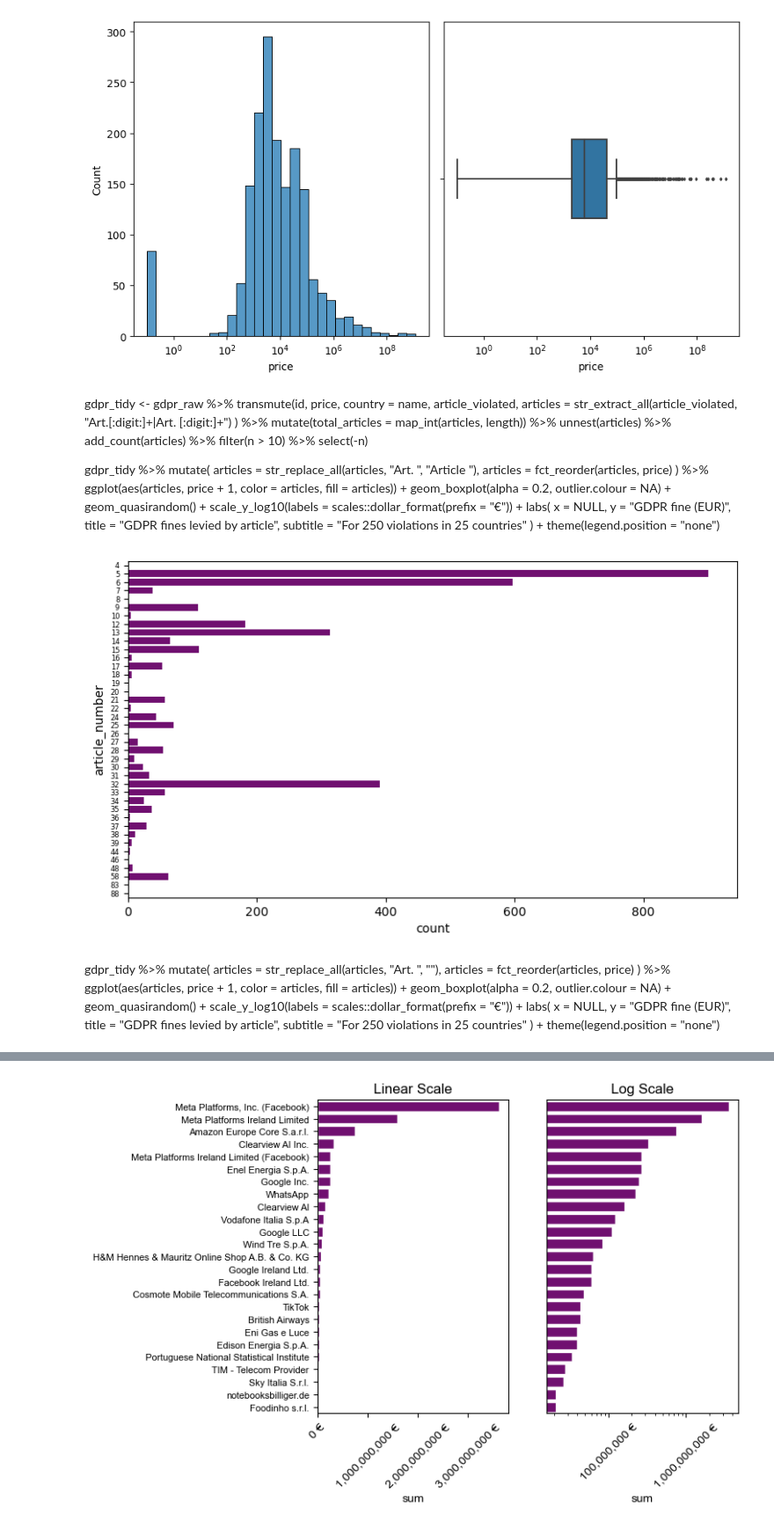
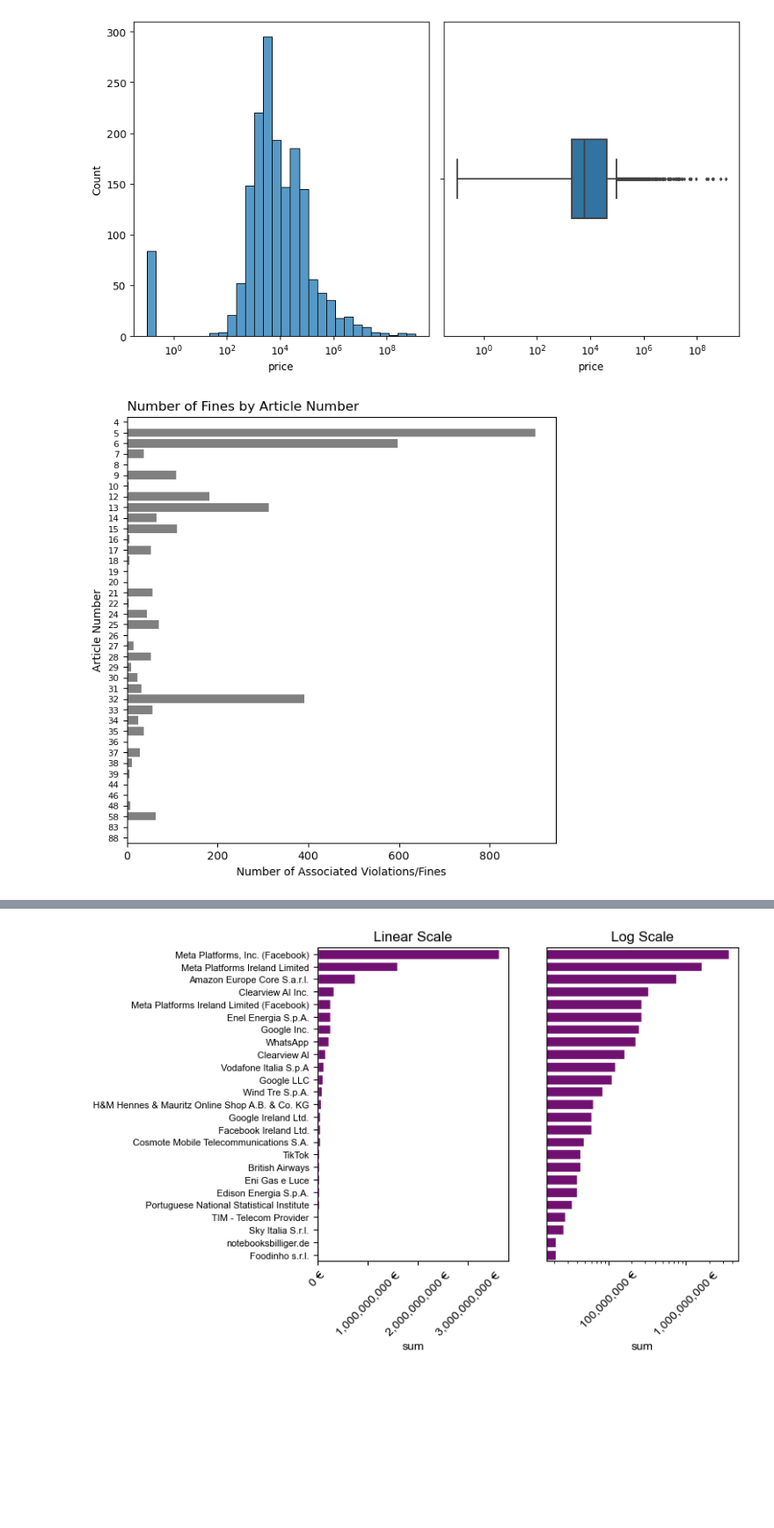
Before and after one commit to dc27/gdpr-fines-analysis, a Jupyter notebook: dev.ipynb, the cells around one changed output, grey strips where cells are left out. Shown at 88% size. Saved outputs shown, nothing was run; the diff lists cells and outputs as text; code cells hidden in the pictures; blank space fills up the shorter version.

Commit message:
adds a couple of plotting tutorials and formats annotates more better

```diff
--- a/dev.ipynb
+++ b/dev.ipynb
@@ -33,35 +30,6 @@ fig.axes[1].set_xscale('log')
 fig.tight_layout()
 # %% [output]
 [figure]
-# %% [markdown]
-gdpr_tidy <- gdpr_raw %>%
-  transmute(id,
-    price,
-    country = name,
-    article_violated,
-    articles = str_extract_all(article_violated, "Art.[:digit:]+|Art. [:digit:]+")
-  ) %>%
-  mutate(total_articles = map_int(articles, length)) %>%
-  unnest(articles) %>%
-  add_count(articles) %>%
-  filter(n > 10) %>%
-  select(-n)
-
-gdpr_tidy %>%
-  mutate(
-    articles = str_replace_all(articles, "Art. ", "Article "),
-    articles = fct_reorder(articles, price)
-  ) %>%
-  ggplot(aes(articles, price + 1, color = articles, fill = articles)) +
-  geom_boxplot(alpha = 0.2, outlier.colour = NA) +
-  geom_quasirandom() +
-  scale_y_log10(labels = scales::dollar_format(prefix = "€")) +
-  labs(
-    x = NULL, y = "GDPR fine (EUR)",
-    title = "GDPR fines levied by article",
-    subtitle = "For 250 violations in 25 countries"
-  ) +
-  theme(legend.position = "none")
 # %%
 fines_long = (
     fines
@@ -69,7 +37,6 @@ fines_long = (
     .reset_index()
     .rename(columns={'level_0':'id', 0:'article'})
     .assign(
-        id = lambda x: x.id + 1,
         n_articles_violated = lambda x: (
             x
             .groupby('id')
@@ -92,32 +59,18 @@ fines_long = (
 # %%
 n_citations = (
     fines_long
     .value_counts('article_number')
     .reset_index(name='count')
     .sort_values('article_number')
 )
 
 
-fig, ax = plt.subplots(figsize = (9, 5))
+fig, ax = plt.subplots(figsize = (7, 7))
 
-sns.barplot(y='article_number', x='count', data=n_citations, orient='h', color='purple', ax=ax)
-ax.tick_params(axis='y', which='major', labelsize=6)
+sns.barplot(y='article_number', x='count', data=n_citations, orient='h', color='grey', ax=ax)
+ax.tick_params(axis='y', which='major', labelsize=8)
+ax.set_ylabel('Article Number')
+ax.set_xlabel('Number of Associated Violations/Fines')
+ax.set_title('Number of Fines by Article Number', loc='left');
 # %% [output]
-[figure, old version]
+[figure, new version]
-# %% [markdown]
-
-gdpr_tidy %>%
-  mutate(
-    articles = str_replace_all(articles, "Art. ", ""),
-    articles = fct_reorder(articles, price)
-  ) %>%
-  ggplot(aes(articles, price + 1, color = articles, fill = articles)) +
-  geom_boxplot(alpha = 0.2, outlier.colour = NA) +
-  geom_quasirandom() +
-  scale_y_log10(labels = scales::dollar_format(prefix = "€")) +
-  labs(
-    x = NULL, y = "GDPR fine (EUR)",
-    title = "GDPR fines levied by article",
-    subtitle = "For 250 violations in 25 countries"
-  ) +
-  theme(legend.position = "none")
```
Also changed, not shown: parts of 24 cells of this notebook, 2 other files.
